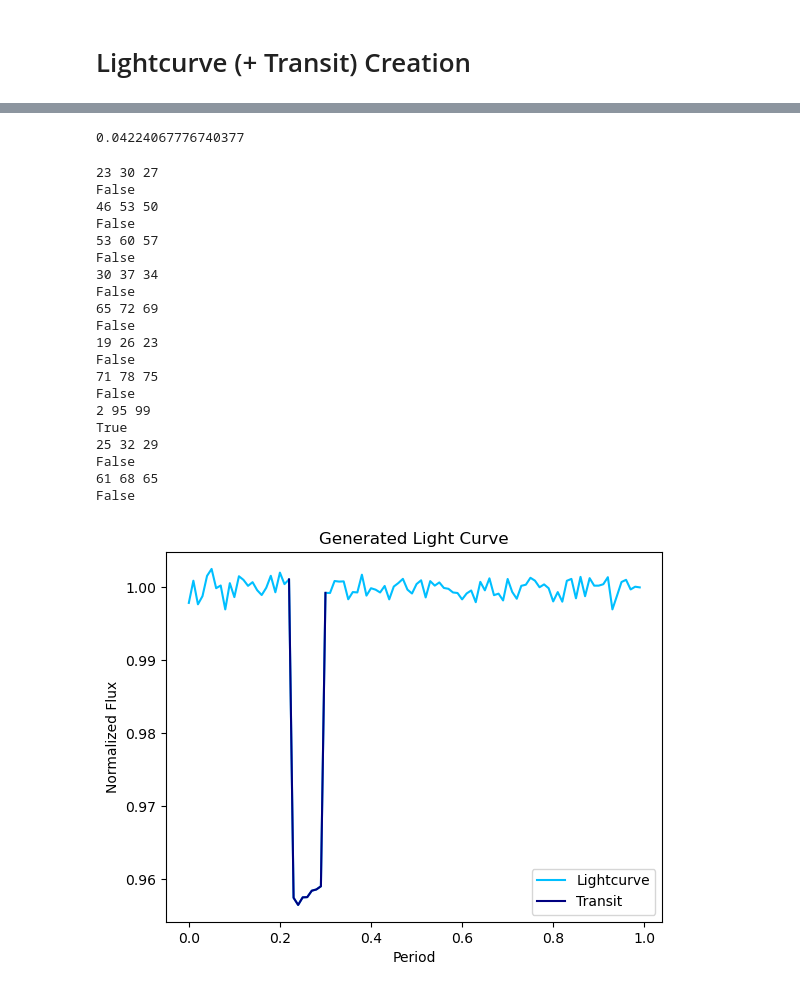
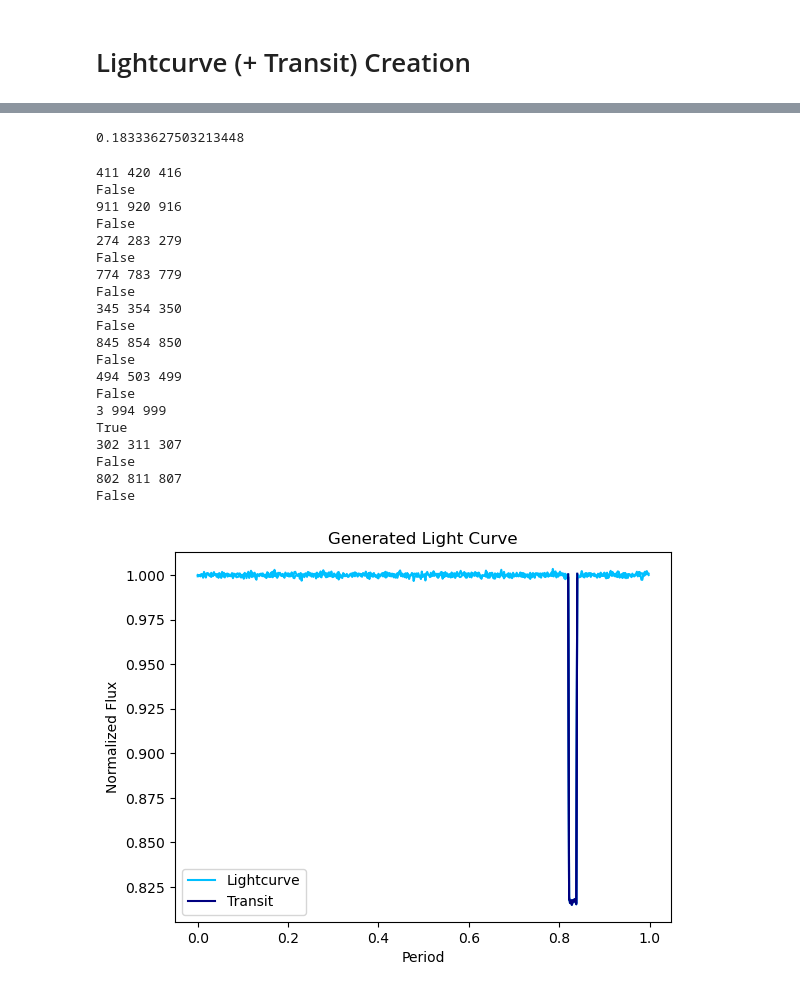
Before and after one commit to skleiman27/codeastroproject, a Jupyter notebook: lcEnhance/tutorial_in_work.ipynb, the cells around one changed output, grey strips where cells are left out. Saved outputs shown, nothing was run; the diff lists cells and outputs as text; code cells hidden in the pictures.

Commit message:
changed plotting method

```diff
--- a/lcEnhance/tutorial_in_work.ipynb
+++ b/lcEnhance/tutorial_in_work.ipynb
@@ -3,5 +3,6 @@
 # %%
 import numpy as np
 import matplotlib.pyplot as plt
-import lightcurveenhanced as lce
+#import lightcurveenhanced as lce
+plt.rcParams["lines.markersize"] = 3
 # %%
@@ -39,43 +46,43 @@ class Star(object):
         self.radius = rad * u.R_sun
 #        self.mass = mass * u.M_sun
 # %%
-testplanet = Exoplanet(20, .1)
+testplanet = Exoplanet(5, .047)
 # %%
-teststar = Star(10)
+teststar = Star(1.2)
 # %%
 a = float(((testplanet.radius / teststar.radius).to(''))**2)
 # %%
 a
 # %% [output]
-0.04224067776740377
+0.18333627503213448
 # %%
 sunjup = lce.LightCurveExoplanet(testplanet, teststar, ticksinper=1000, numper = 3)
 # %%
-for i in np.arange(0,10):
-        sunjup = lce.LightCurveExoplanet(testplanet, teststar, ticksinper=100, numper = 1)
+for i in np.arange(0,5):
+        sunjup = lce.LightCurveExoplanet(testplanet, teststar, ticksinper=500, numper = 2)
         plt.figure()
         while sunjup.per < sunjup.numper:
-                sunjup.plot_transit()
+                sunjup.plot_transit(phase_flag=True)
                 sunjup.new_transit()
 # %% [output]
-23 30 27
+411 420 416
 False
-46 53 50
+911 920 916
 False
-53 60 57
+274 283 279
 False
-30 37 34
+774 783 779
 False
-65 72 69
+345 354 350
 False
-19 26 23
+845 854 850
 False
-71 78 75
+494 503 499
 False
-2 95 99
+3 994 999
 True
-25 32 29
+302 311 307
 False
-61 68 65
+802 811 807
 False
-[figure, old version]
+[figure, new version]
```
Also changed, not shown: parts of 8 cells of this notebook, 1 other file.
